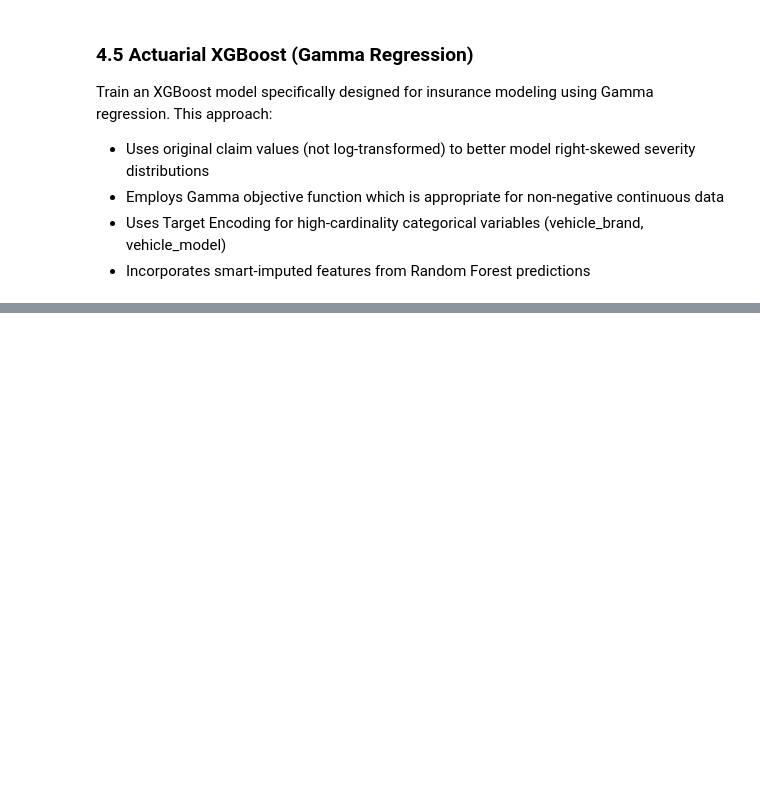
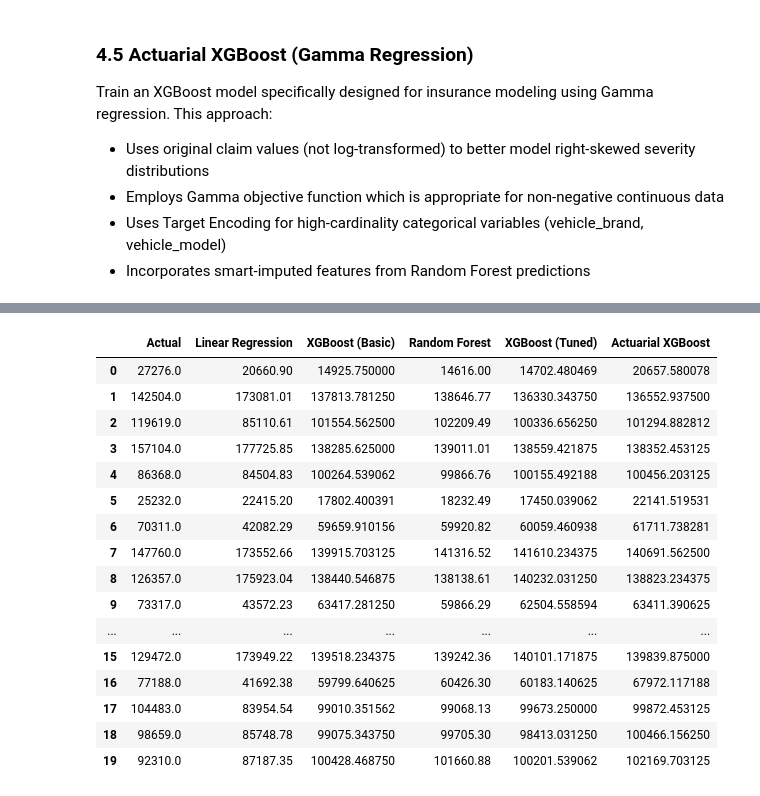
Before and after one commit to charleskwakye/be-insurance-ai, a Jupyter notebook: ml_belgium.ipynb, the cells around one changed output, grey strips where cells are left out. Saved outputs shown, nothing was run; the diff lists cells and outputs as text; code cells hidden in the pictures; blank space fills up the shorter version.

Commit message:
added sample predictions and and showed best runs of hyperparameters

```diff
--- a/ml_belgium.ipynb
+++ b/ml_belgium.ipynb
@@ -698,5 +700,6 @@ Compare all models on both log scale (training metric) and original EUR scale (b
 # %%
 from sklearn.metrics import mean_absolute_percentage_error
+import pandas as pd
 
 y_test_original = np.expm1(y_test)
 predictions_original = np.expm1(log_predictions_tuned)
@@ -704,8 +707,8 @@ predictions_original = np.expm1(log_predictions_tuned)
 print("=" * 80)
 print("MODEL COMPARISON: ALL 5 MODELS")
 print("=" * 80)
-print("\n📊 Note: Detailed metrics, hyperparameters, and model artifacts are now")
-print("   tracked in MLflow. View the dashboard with: mlflow ui")
+print("\nNote: Detailed metrics, hyperparameters, and model artifacts are now")
+print("tracked in MLflow. View the dashboard with: mlflow ui")
 print("=" * 80)
 
 print("\nModel Performance (RMSE on original scale, EUR):")
@@ -742,13 +745,87 @@ models_rmse = {
 best_model = min(models_rmse, key=models_rmse.get)
 best_mape = [mape_lr_final, mape_xgb_final, mape_rf_final, mape_tuned, mape_actuarial][list(models_rmse.keys()).index(best_model)]
 
-print(f"\n✅ Best Model: {best_model}")
+print(f"\nBest Model: {best_model}")
 print(f"  RMSE: €{models_rmse[best_model]:.2f}")
 print(f"  MAPE: {best_mape * 100:.2f}%")
 print(f"  Average Claim Value: €{y_test_original.mean():.2f}")
 
 print("\n" + "=" * 80)
-print("📈 TO VIEW MLFLOW DASHBOARD:")
+print("DETAILED PREDICTIONS ON TEST SET (First 20 claims)")
+print("=" * 80)
+
+# Convert predictions back to original scale for all models
+pred_lr_original = np.expm1(pred_lr)
+pred_xgb_original = np.expm1(pred_xgb)
+pred_rf_original = np.expm1(pred_rf)
+pred_tuned_original = np.expm1(log_predictions_tuned)
+
+# Create a comprehensive results dataframe
+results_df = pd.DataFrame({
+    'Actual': y_test_original,
+    'Linear Regression': pred_lr_original,
+    'XGBoost (Basic)': pred_xgb_original,
+    'Random Forest': pred_rf_original,
+    'XGBoost (Tuned)': pred_tuned_original,
+    'Actuarial XGBoost': pred_xgb_actuarial
+})
+
+results_df = results_df.reset_index(drop=True)
+
+print("\nShowing actual claim values vs predictions from all 5 models (in EUR):\n")
+display(results_df.head(20).round(2))
+
+print("\n" + "=" * 80)
+print("MODEL PREDICTION ERRORS (First 20 claims)")
+print("=" * 80)
+print("\nAbsolute Error (EUR) for each model:\n")
+
+errors_df = pd.DataFrame({
+    'Actual': y_test_original,
+    'Linear Regression Error': np.abs(pred_lr_original - y_test_original),
+    'XGBoost (Basic) Error': np.abs(pred_xgb_original - y_test_original),
+    'Random Forest Error': np.abs(pred_rf_original - y_test_original),
+    'XGBoost (Tuned) Error': np.abs(pred_tuned_original - y_test_original),
+    'Actuarial XGBoost Error': np.abs(pred_xgb_actuarial - y_test_original)
+})
+
+errors_df = errors_df.reset_index(drop=True)
+display(errors_df.head(20).round(2))
+
+print("\n" + "=" * 80)
+print("MODEL ERROR STATISTICS")
+print("=" * 80)
+
+error_stats = pd.DataFrame({
+    'Model': ['Linear Regression', 'XGBoost (Basic)', 'Random Forest', 'XGBoost (Tuned)', 'Actuarial XGBoost'],
+    'Mean Absolute Error (EUR)': [
+        np.abs(pred_lr_original - y_test_original).mean(),
+        np.abs(pred_xgb_original - y_test_original).mean(),
+        np.abs(pred_rf_original - y_test_original).mean(),
+        np.abs(pred_tuned_original - y_test_original).mean(),
+        np.abs(pred_xgb_actuarial - y_test_original).mean()
+    ],
+    'Median Absolute Error (EUR)': [
+        np.median(np.abs(pred_lr_original - y_test_original)),
+        np.median(np.abs(pred_xgb_original - y_test_original)),
+        np.median(np.abs(pred_rf_original - y_test_original)),
+        np.median(np.abs(pred_tuned_original - y_test_original)),
+        np.median(np.abs(pred_xgb_actuarial - y_test_original))
+    ],
+    'Max Error (EUR)': [
+        np.abs(pred_lr_original - y_test_original).max(),
+        np.abs(pred_xgb_original - y_test_original).max(),
+        np.abs(pred_rf_original - y_test_original).max(),
+        np.abs(pred_tuned_original - y_test_original).max(),
+        np.abs(pred_xgb_actuarial - y_test_original).max()
+    ]
+})
+
+print("\n")
+display(error_stats.round(2))
+
+print("\n" + "=" * 80)
+print("TO VIEW MLFLOW DASHBOARD:")
 print("   Run in terminal: mlflow ui")
 print("   Then open: http://localhost:5000")
 print("=" * 80)
@@ -772,0 +850,17 @@ Model Performance (RMSE on original scale, EUR):
+|  | Actual | Linear Regression | XGBoost (Basic) | Random Forest | XGBoost (Tuned) | Actuarial XGBoost |
+| 0 | 27276.0 | 20660.90 | 14925.750000 | 14616.00 | 14702.480469 | 20657.580078 |
+| 1 | 142504.0 | 173081.01 | 137813.781250 | 138646.77 | 136330.343750 | 136552.937500 |
+| 2 | 119619.0 | 85110.61 | 101554.562500 | 102209.49 | 100336.656250 | 101294.882812 |
+| 3 | 157104.0 | 177725.85 | 138285.625000 | 139011.01 | 138559.421875 | 138352.453125 |
+| 4 | 86368.0 | 84504.83 | 100264.539062 | 99866.76 | 100155.492188 | 100456.203125 |
+| 5 | 25232.0 | 22415.20 | 17802.400391 | 18232.49 | 17450.039062 | 22141.519531 |
+| 6 | 70311.0 | 42082.29 | 59659.910156 | 59920.82 | 60059.460938 | 61711.738281 |
+| 7 | 147760.0 | 173552.66 | 139915.703125 | 141316.52 | 141610.234375 | 140691.562500 |
+| 8 | 126357.0 | 175923.04 | 138440.546875 | 138138.61 | 140232.031250 | 138823.234375 |
+| 9 | 73317.0 | 43572.23 | 63417.281250 | 59866.29 | 62504.558594 | 63411.390625 |
+| ... | ... | ... | ... | ... | ... | ... |
+| 15 | 129472.0 | 173949.22 | 139518.234375 | 139242.36 | 140101.171875 | 139839.875000 |
+| 16 | 77188.0 | 41692.38 | 59799.640625 | 60426.30 | 60183.140625 | 67972.117188 |
+| 17 | 104483.0 | 83954.54 | 99010.351562 | 99068.13 | 99673.250000 | 99872.453125 |
+| 18 | 98659.0 | 85748.78 | 99075.343750 | 99705.30 | 98413.031250 | 100466.156250 |
+| 19 | 92310.0 | 87187.35 | 100428.468750 | 101660.88 | 100201.539062 | 102169.703125 |
```
Also changed, not shown: parts of 11 cells of this notebook.
